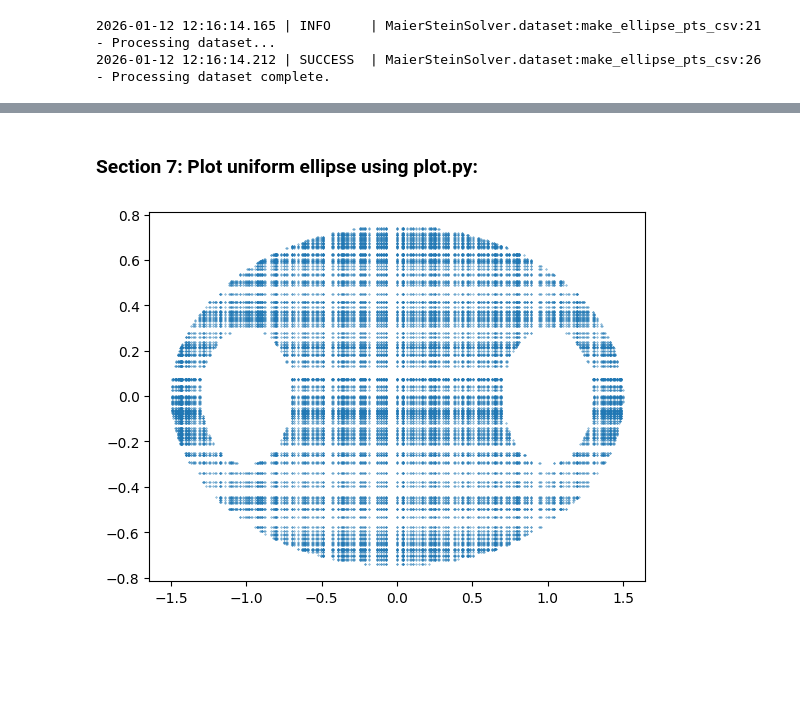
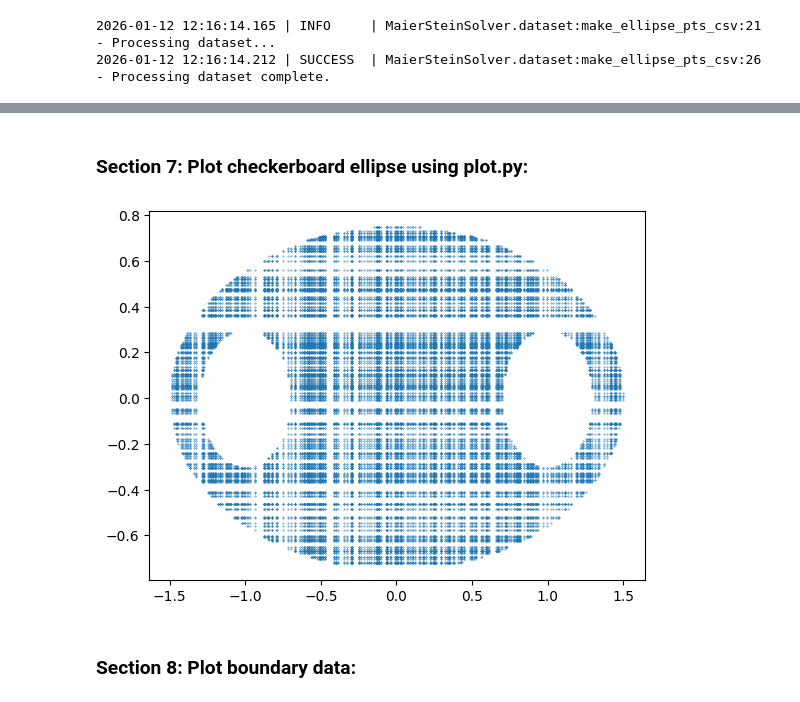
Before and after one commit to williamclarktennis/MaierSteinSolverRepo, a Jupyter notebook: notebooks/notebook.ipynb, the cells around one changed output, grey strips where cells are left out. Cells and saved outputs as stored; diff of their text form; code cells hidden in the pictures; blank space fills up the shorter version.

```diff
--- a/notebooks/notebook.ipynb
+++ b/notebooks/notebook.ipynb
@@ -104,4 +106,4 @@ plt.show()
 # %% [markdown]
-### Section 7: Plot uniform ellipse using plot.py:
+### Section 7: Plot checkerboard ellipse using plot.py:
 # %%
 from MaierSteinSolver.config import RAW_DATA_DIR
@@ -109,4 +111,6 @@ from MaierSteinSolver.plots import scatter_plot_2D_csv
 # %%
-scatter_plot_2D_csv(f'{RAW_DATA_DIR}/UNIF_ELLIPSE_2026-01-12T17:13.csv')
+scatter_plot_csv(f'{RAW_DATA_DIR}/CHECKERBOARD_ELLIPSE_2026-01-12T17:43.csv')
 # %% [output]
-[figure, old version]
+[figure, new version]
+# %% [markdown]
+### Section 8: Plot boundary data:
```
Also changed, not shown: parts of 10 cells of this notebook, 2 other files.
